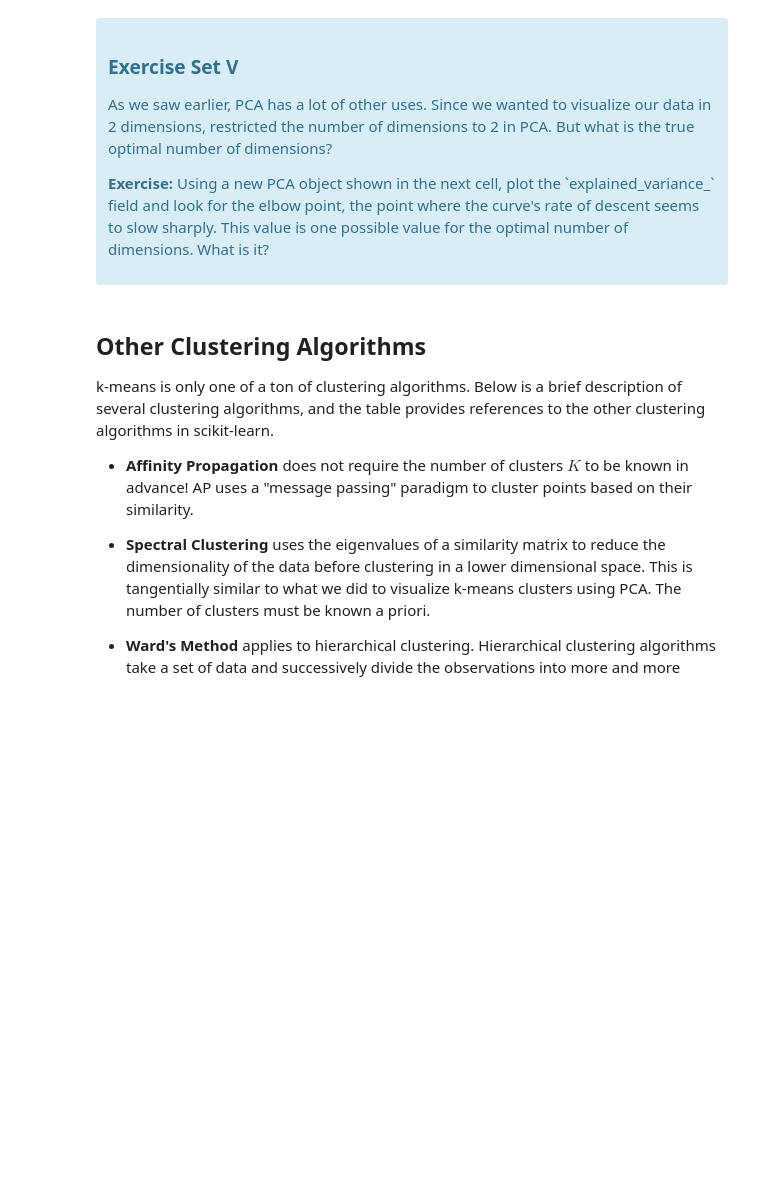
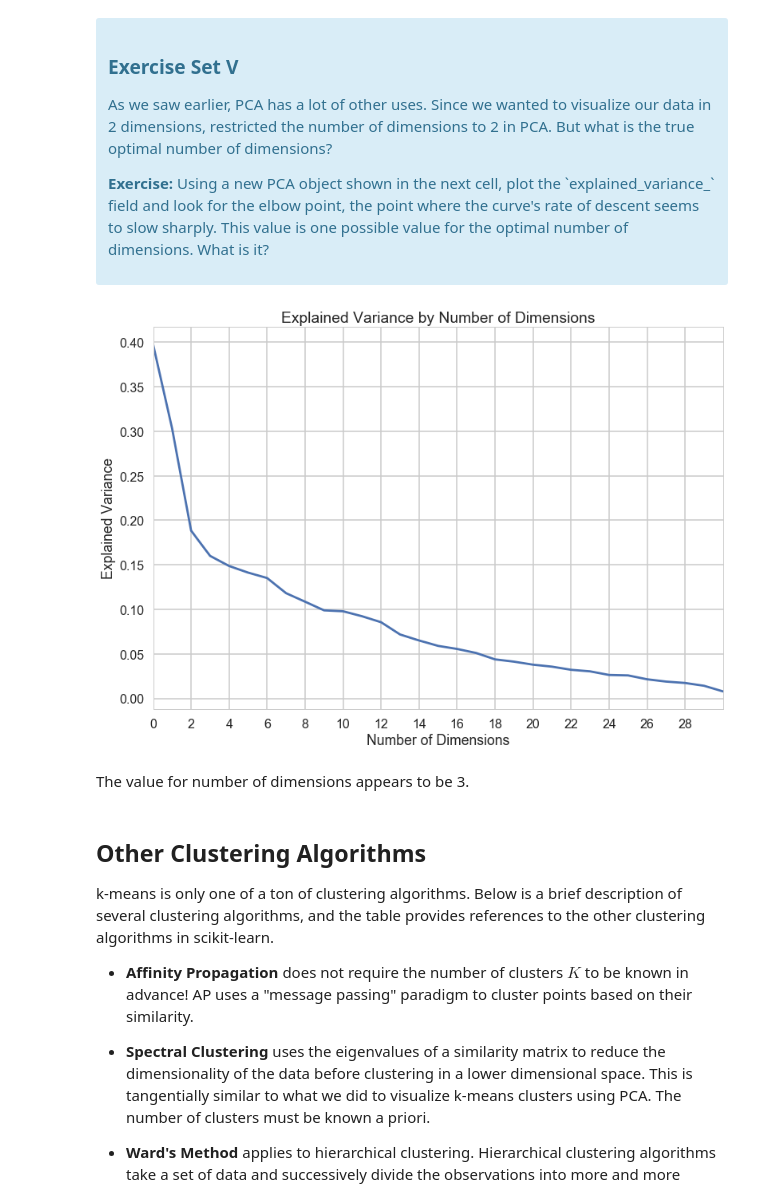
Before and after one commit to AOlden/sb-projects, a Jupyter notebook: clustering/Mini_Project_Clustering.ipynb, the cells around one changed output. Drawn from its saved outputs; the diff is of its cells as text; code cells hidden in the pictures; blank space fills up the shorter version.

```diff
--- a/clustering/Mini_Project_Clustering.ipynb
+++ b/clustering/Mini_Project_Clustering.ipynb
@@ -305,11 +385,23 @@ What we've done is we've taken those columns of 0/1 indicator variables, and we'
 # %%
 #your turn
 # Initialize a new PCA model with a default number of components.
 import sklearn.decomposition
 pca = sklearn.decomposition.PCA()
 pca.fit(X)
 
 # Do the rest on your own :)
+EV = pca.explained_variance_
+
+pd.Series(EV).plot()
+plt.title('Explained Variance by Number of Dimensions')
+plt.xlabel('Number of Dimensions')
+plt.ylabel('Explained Variance')
+plt.xticks(np.arange(0, 30, 2))
+plt.show()
+# %% [output]
+[figure, added]
+# %% [markdown]
+The value for number of dimensions appears to be 3.
 # %% [markdown]
 ## Other Clustering Algorithms
 
```
Also changed, not shown: parts of 14 cells of this notebook.
